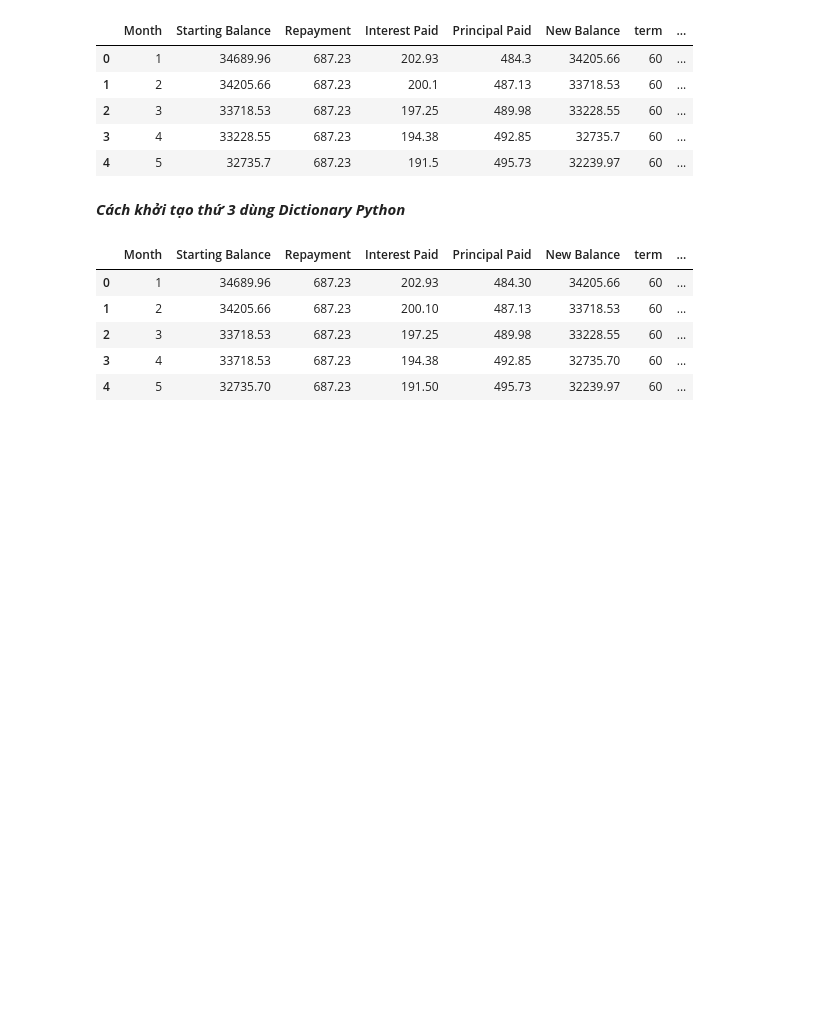
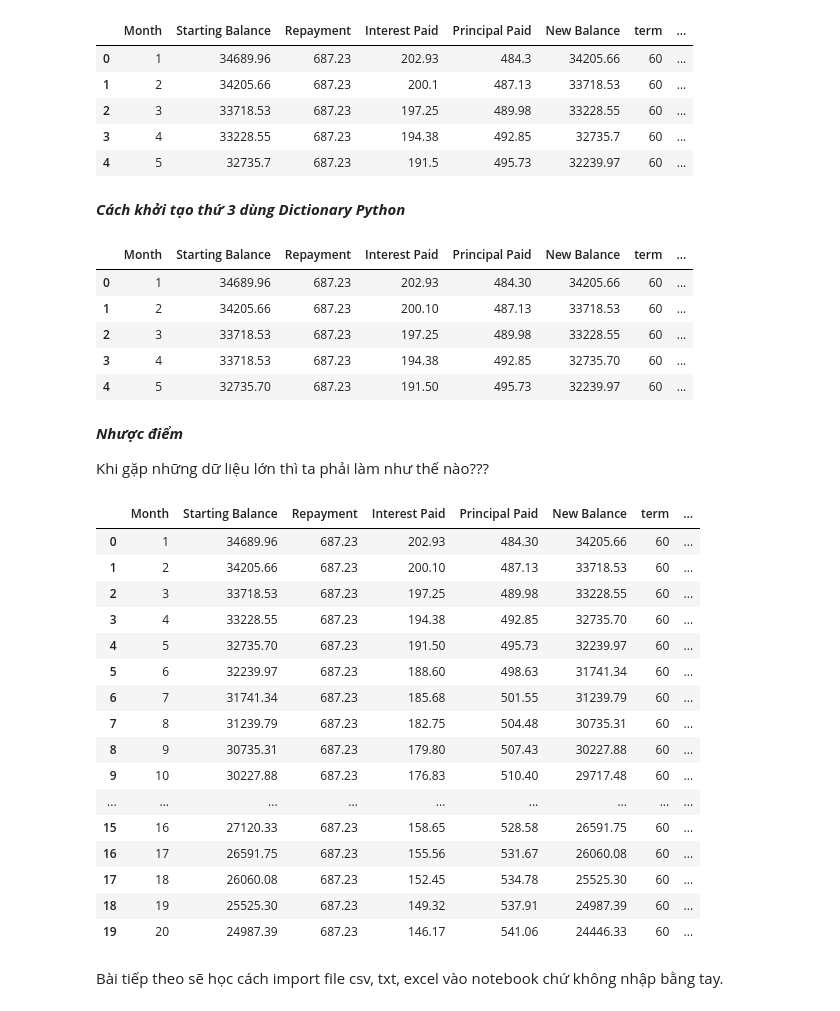
Before and after one commit to VanNguyenThiCam/Python-for-Data-Visualization, a Jupyter notebook: Cách_khởi_tạo_dữ_liệu.ipynb, the cells around one changed output. Drawn from its saved outputs; the diff is of its cells as text; code cells hidden in the pictures; blank space fills up the shorter version.

```diff
--- a/Cách_khởi_tạo_dữ_liệu.ipynb
+++ b/Cách_khởi_tạo_dữ_liệu.ipynb
@@ -82,3 +82,57 @@ df
 | 2 | 3 | 33718.53 | 687.23 | 197.25 | 489.98 | 33228.55 | 60 | ... |
 | 3 | 4 | 33718.53 | 687.23 | 194.38 | 492.85 | 32735.70 | 60 | ... |
 | 4 | 5 | 32735.70 | 687.23 | 191.50 | 495.73 | 32239.97 | 60 | ... |
+# %% [markdown]
+***Nhược điểm***
+
+Khi gặp những dữ liệu lớn thì ta phải làm như thế nào???
+# %%
+carLoans = [[1,	34689.96,	687.23,	202.93,	484.3,	34205.66,	60,	0.0702,	'Toyota Sienna'],
+            [2,	34205.66,	687.23,	200.1,	487.13,	33718.53,	60,	0.0702,	'Toyota Sienna'],
+            [3,	33718.53,	687.23,	197.25,	489.98,	33228.55,	60,	0.0702,	'Toyota Sienna'],
+            [4,	33228.55,	687.23,	194.38,	492.85,	32735.7,	60,	0.0702,	'Toyota Sienna'],
+            [5,	32735.7,	687.23,	191.5,	495.73,	32239.97,	60,	0.0702,	'Toyota Sienna'],
+            [6,	32239.97,	687.23,	188.6,	498.63,	31741.34,	60,	0.0702	,'Toyota Sienna'],
+            [7,	31741.34,	687.23,	185.68,	501.55,	31239.79,	60,	0.0702,	'Toyota Sienna'],
+            [8,	31239.79,	687.23,	182.75,	504.48,	30735.31,	60,	0.0702,	'Toyota Sienna'],
+            [9,	30735.31,	687.23,	179.8,	507.43,	30227.88,	60,	0.0702,	'Toyota Sienna'],
+            [10,	30227.88,	687.23,	176.83,	510.4,	29717.48,	60,	0.0702,	'Toyota Sienna'],
+            [11,	29717.48,	687.23,	173.84,	513.39,	29204.09,	60,	0.0702,	'Toyota Sienna'],
+            [12,	29204.09,	687.23,	170.84,	516.39,	28687.7,	60,	0.0702,	'Toyota Sienna'],
+            [13,	28687.7,	687.23,	167.82,	519.41,	28168.29,	60,	0.0702,	'Toyota Sienna'],
+            [14,	28168.29,	687.23,	164.78,	522.45,	27645.84,	60,	0.0702,	'Toyota Sienna'],
+            [15,	27645.84,	687.23,	161.72,	525.51,	27120.33,	60,	0.0702,	'Toyota Sienna'],
+            [16,	27120.33,	687.23,	158.65,	528.58,	26591.75,	60,	0.0702,	'Toyota Sienna'],
+            [17,	26591.75,	687.23,	155.56,	531.67,	26060.08,	60,	0.0702,	'Toyota Sienna'],
+            [18,	26060.08,	687.23,	152.45,	534.78,	25525.3,	60,	0.0702,	'Toyota Sienna'],
+            [19,	25525.3,	687.23,	149.32,	537.91,	24987.39,	60,	0.0702,	'Toyota Sienna'],
+            [20,	24987.39,	687.23,	146.17,	541.06,	24446.33,	60,	0.0702,	'Toyota Sienna']
+            ]
+
+
+colNames = ['Month',	'Starting Balance',	'Repayment', 'Interest Paid',
+            'Principal Paid',	'New Balance',	'term',	'interest_rate',	'car_type']
+
+df = pd.DataFrame(data = carLoans, columns = colNames )
+# %%
+df
+# %% [output]
+|  | Month | Starting Balance | Repayment | Interest Paid | Principal Paid | New Balance | term | ... |
+| 0 | 1 | 34689.96 | 687.23 | 202.93 | 484.30 | 34205.66 | 60 | ... |
+| 1 | 2 | 34205.66 | 687.23 | 200.10 | 487.13 | 33718.53 | 60 | ... |
+| 2 | 3 | 33718.53 | 687.23 | 197.25 | 489.98 | 33228.55 | 60 | ... |
+| 3 | 4 | 33228.55 | 687.23 | 194.38 | 492.85 | 32735.70 | 60 | ... |
+| 4 | 5 | 32735.70 | 687.23 | 191.50 | 495.73 | 32239.97 | 60 | ... |
+| 5 | 6 | 32239.97 | 687.23 | 188.60 | 498.63 | 31741.34 | 60 | ... |
+| 6 | 7 | 31741.34 | 687.23 | 185.68 | 501.55 | 31239.79 | 60 | ... |
+| 7 | 8 | 31239.79 | 687.23 | 182.75 | 504.48 | 30735.31 | 60 | ... |
+| 8 | 9 | 30735.31 | 687.23 | 179.80 | 507.43 | 30227.88 | 60 | ... |
+| 9 | 10 | 30227.88 | 687.23 | 176.83 | 510.40 | 29717.48 | 60 | ... |
+| ... | ... | ... | ... | ... | ... | ... | ... | ... |
+| 15 | 16 | 27120.33 | 687.23 | 158.65 | 528.58 | 26591.75 | 60 | ... |
+| 16 | 17 | 26591.75 | 687.23 | 155.56 | 531.67 | 26060.08 | 60 | ... |
+| 17 | 18 | 26060.08 | 687.23 | 152.45 | 534.78 | 25525.30 | 60 | ... |
+| 18 | 19 | 25525.30 | 687.23 | 149.32 | 537.91 | 24987.39 | 60 | ... |
+| 19 | 20 | 24987.39 | 687.23 | 146.17 | 541.06 | 24446.33 | 60 | ... |
+# %% [markdown]
+Bài tiếp theo sẽ học cách import file csv, txt, excel vào notebook chứ không nhập bằng tay.
```
